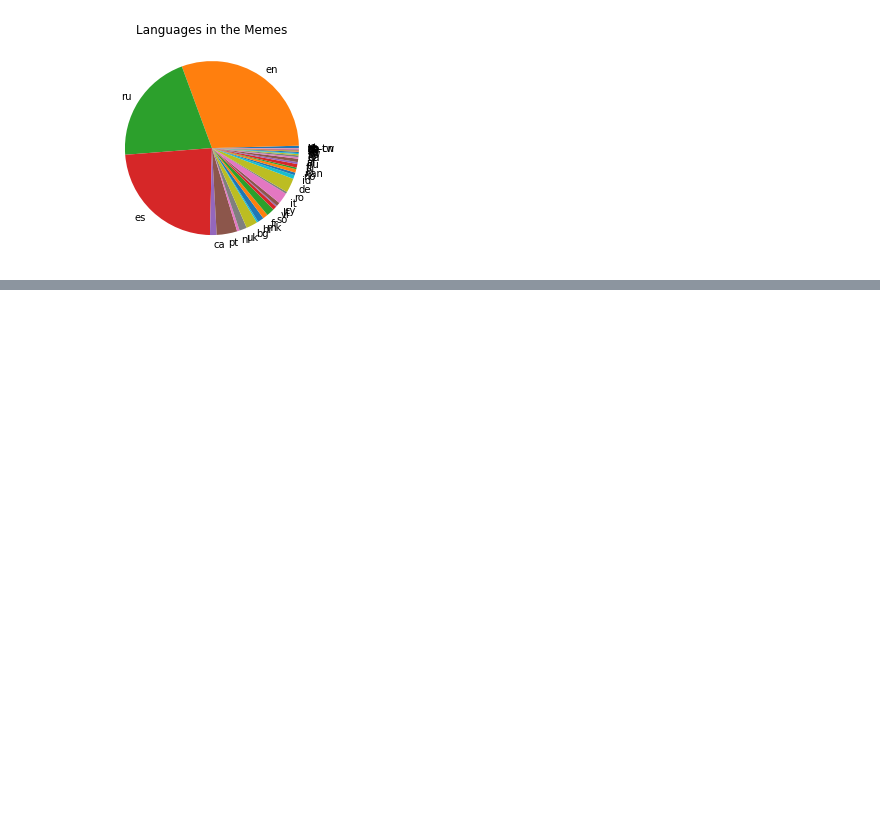
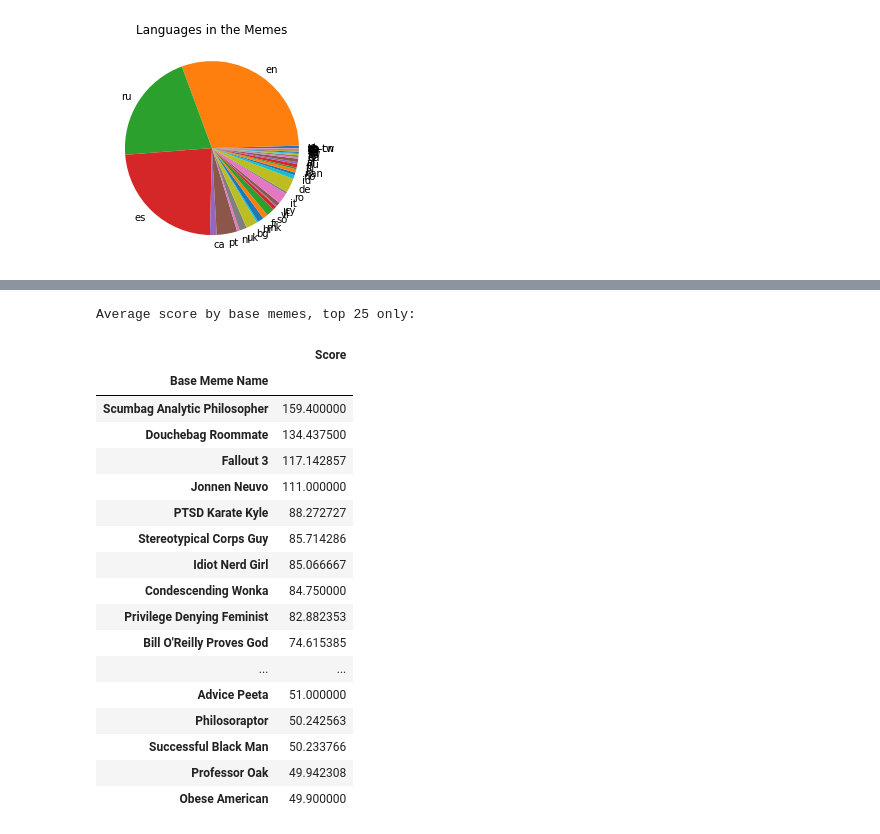
Before and after one commit to BrockDSL/Analyzing_Web_Archives, a Jupyter notebook: Meme_Web_Archive_Exploration.ipynb, the cells around one changed output, grey strips where cells are left out. Saved outputs shown, nothing was run; the diff lists cells and outputs as text; code cells hidden in the pictures; blank space fills up the shorter version.

```diff
--- a/Meme_Web_Archive_Exploration.ipynb
+++ b/Meme_Web_Archive_Exploration.ipynb
@@ -220,0 +333,24 @@ plt.show()
+# %%
+print("Average score by base memes, top 25 only: ")
+#print(meme_data.groupby("Base Meme Name").mean()["Score"].sort_values(ascending=False)[0:25])
+pd.DataFrame(meme_data.groupby("Base Meme Name").mean()["Score"].sort_values(ascending=False)[0:25])
+# %% [output]
+Average score by base memes, top 25 only:
+|  | Score |
+| Base Meme Name |  |
+| Scumbag Analytic Philosopher | 159.400000 |
+| Douchebag Roommate | 134.437500 |
+| Fallout 3 | 117.142857 |
+| Jonnen Neuvo | 111.000000 |
+| PTSD Karate Kyle | 88.272727 |
+| Stereotypical Corps Guy | 85.714286 |
+| Idiot Nerd Girl | 85.066667 |
+| Condescending Wonka | 84.750000 |
+| Privilege Denying Feminist | 82.882353 |
+| Bill O'Reilly Proves God | 74.615385 |
+| ... | ... |
+| Advice Peeta | 51.000000 |
+| Philosoraptor | 50.242563 |
+| Successful Black Man | 50.233766 |
+| Professor Oak | 49.942308 |
+| Obese American | 49.900000 |
```
Also changed, not shown: parts of 25 cells of this notebook.
